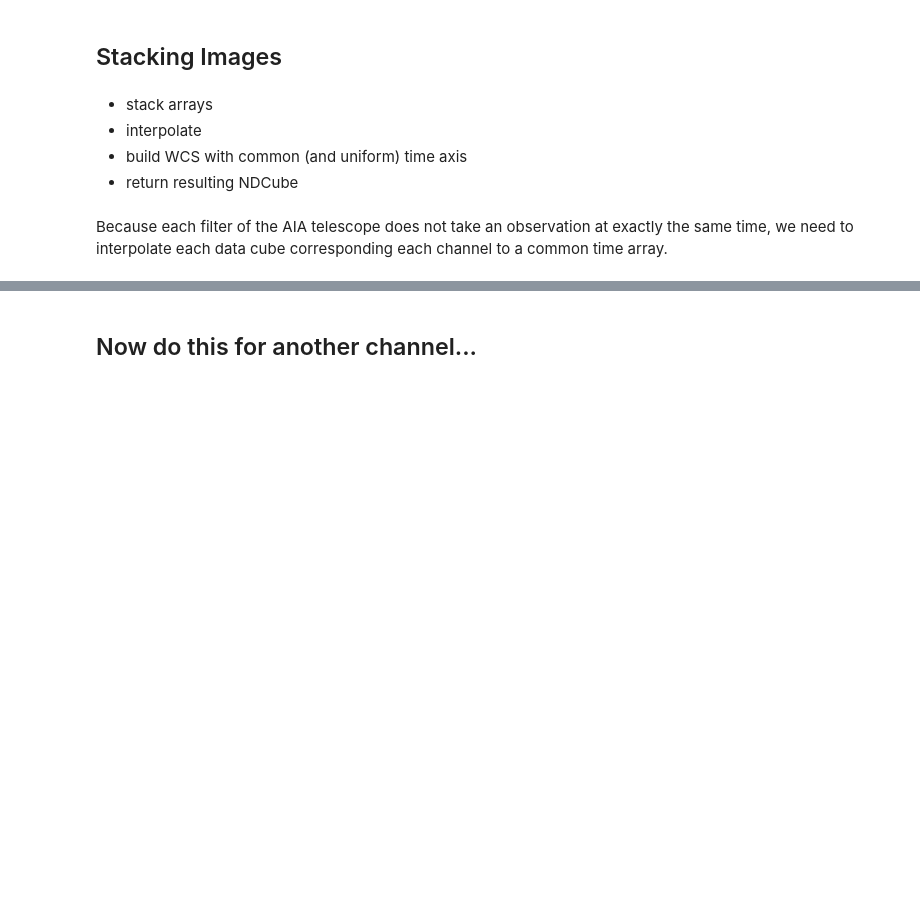
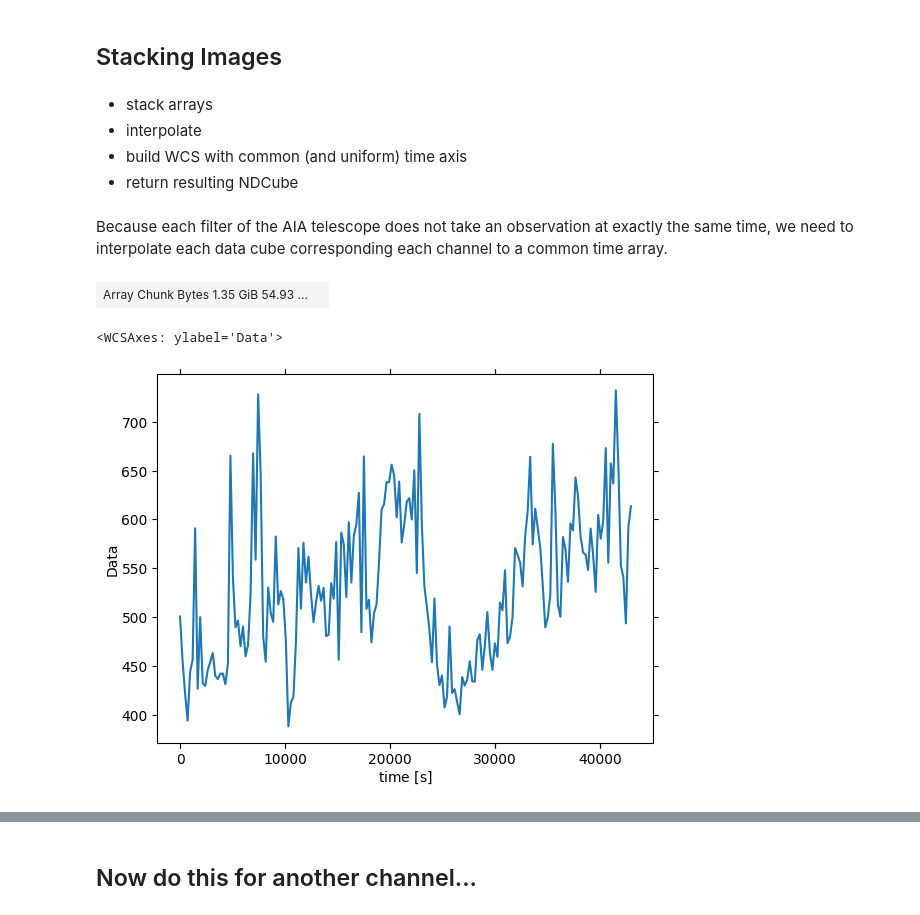
Before and after one commit to wtbarnes/scipy-2023-talk, a Jupyter notebook: sunpy-dask-demo.ipynb, the cells around one changed output, grey strips where cells are left out. Drawn from its saved outputs; the diff is of its cells as text; code cells hidden in the pictures; blank space fills up the shorter version.

```diff
--- a/sunpy-dask-demo.ipynb
+++ b/sunpy-dask-demo.ipynb
@@ -260,0 +261,43 @@ cube_171 = stack_and_interpolate(cutouts_reprojected_171, time_171, time_common)
+# %%
+def stack_and_interpolate(cutouts, time_cutouts, time_common):
+    # Stack data
+    data_stacked = np.stack([c.data for c in cutouts], axis=0)
+    # Rechunk along time axis
+    data_stacked = data_stacked.rechunk(chunks=data_stacked.shape[:1]+(200, 200))
+    # Interpolate to common time
+    f_interp = lambda y: interp1d(time_cutouts.to_value('s'), y, axis=0, kind='linear', fill_value='extrapolate')
+    data_interp = dask.array.map_blocks(
+        f_interp(time_common.to_value('s')),
+        data_stacked,
+        chunks=time_common.shape+data_stacked.chunks[1:],
+        dtype=data_stacked.dtype
+    )
+    # Add the time axis to our coordinate system
+    combined_wcs = cutouts[0].wcs.to_header()
+    combined_wcs['CTYPE3'] = 'TIME'
+    combined_wcs['CUNIT3'] = 's'
+    combined_wcs['CDELT3'] = np.diff(time_common)[0].to_value('s')
+    combined_wcs['CRPIX3'] = 1
+    combined_wcs['CRVAL3'] = time_common[0].to_value('s')
+    combined_wcs = astropy.wcs.WCS(combined_wcs)
+
+    return ndcube.NDCube(data_interp, wcs=combined_wcs, unit=cutouts[0].unit, meta=cutouts[0].meta)
+# %%
+time_171 = astropy.time.Time([w.wcs.dateobs for w in all_wcs])
+# %%
+cadence = 4*u.min
+delta_time = time_end - time_start
+time_common = time_start + np.arange(0, delta_time.to_value('s'), cadence.to_value('s')) * u.s
+# %%
+cube_171 = stack_and_interpolate(reprojected_maps,
+                                     (time_171 - time_common[0]).to('s'),
+                                     (time_common-time_common[0]).to('s'))
+# %%
+cube_171.data
+# %% [output]
+| Array Chunk Bytes 1.35 GiB 54.93 ... |  |
+# %%
+cube_171[:,500,500].plot()
+# %% [output]
+<WCSAxes: ylabel='Data'>
+[figure, added]
```
Also changed, not shown: parts of 66 cells of this notebook.
